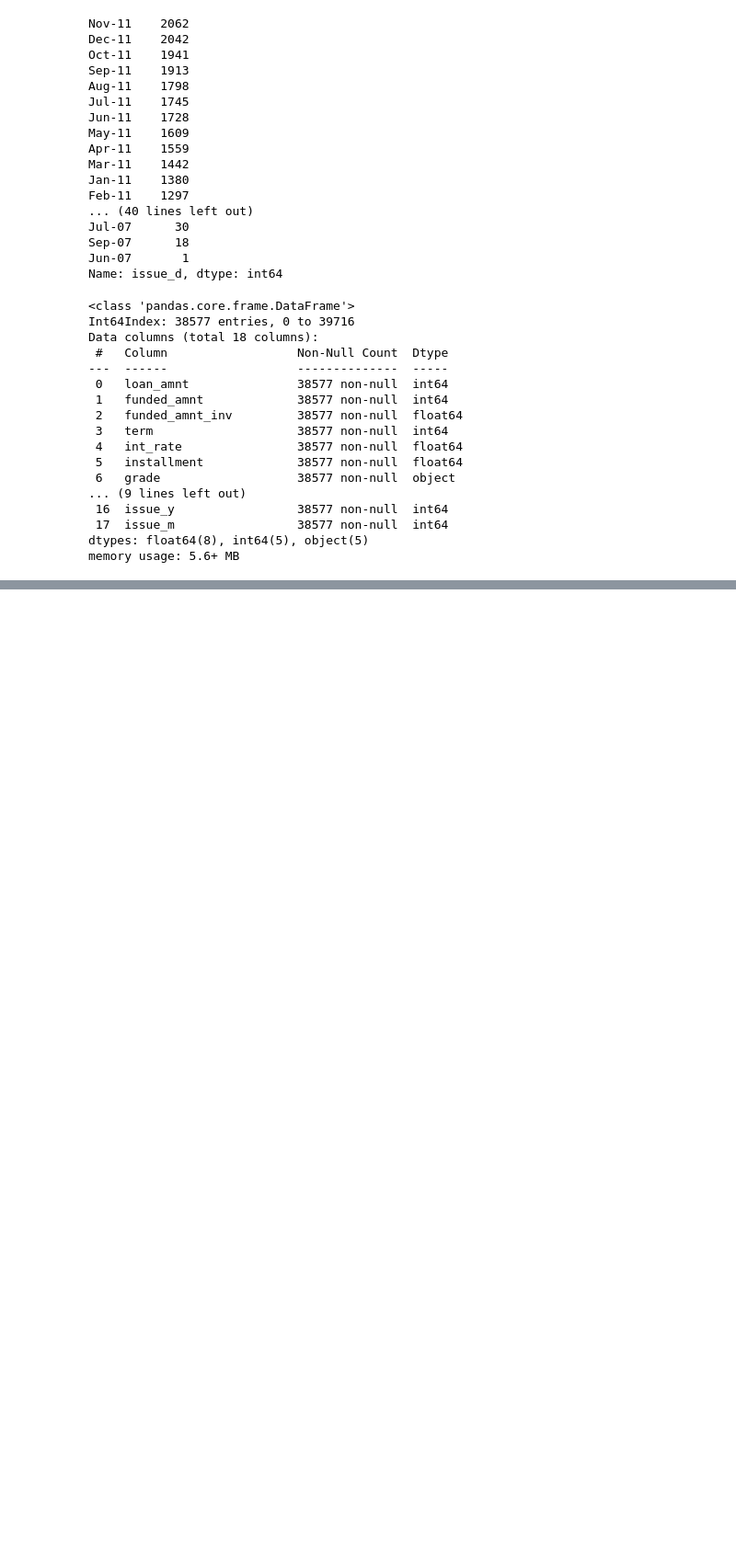
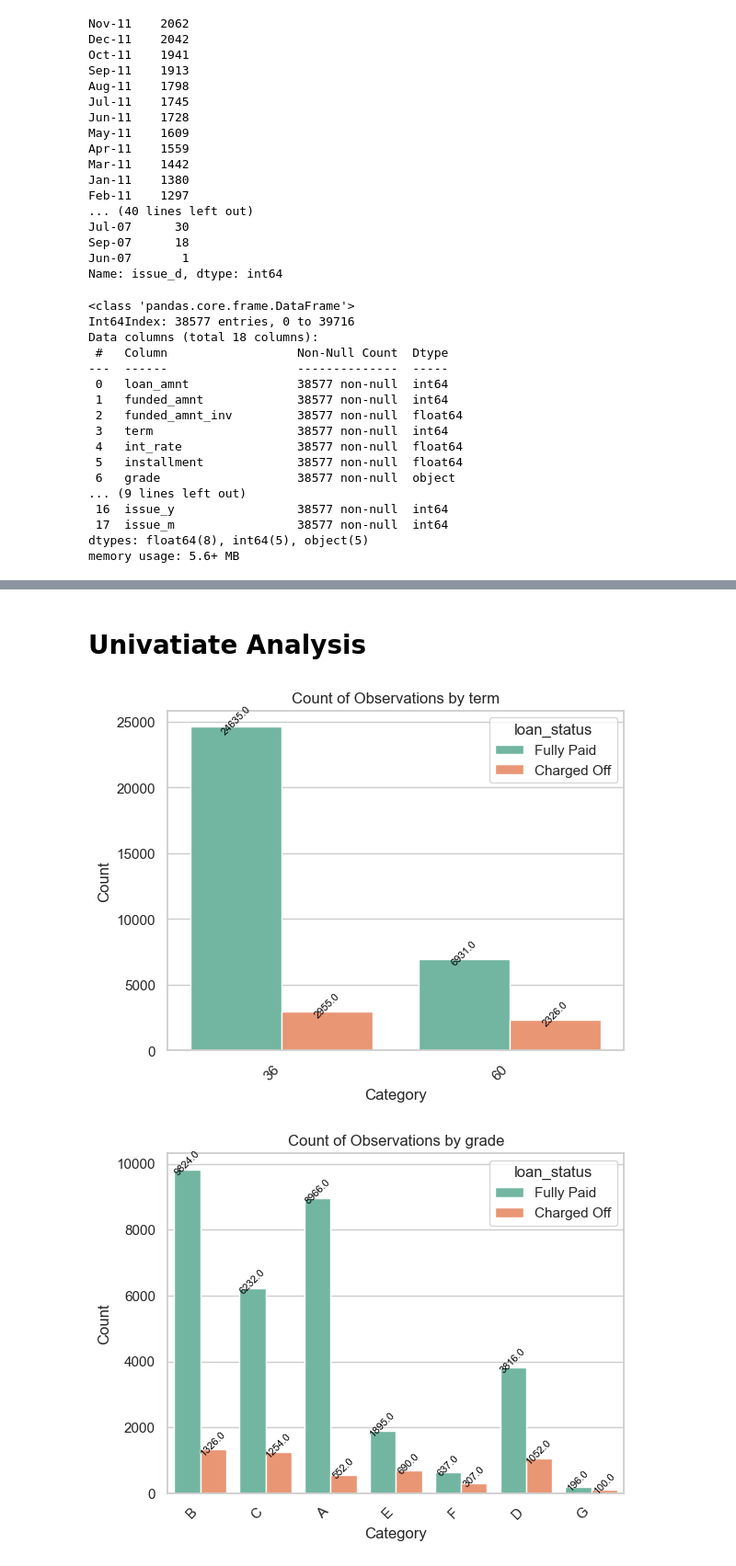
Before and after one commit to cuonghv0298/LendingClubCaseStudy, a Jupyter notebook: eda.ipynb, the cells around one changed output, grey strips where cells are left out. Shown at 92% size. Cells and saved outputs as stored; diff of their text form; code cells hidden in the pictures; blank space fills up the shorter version.

```diff
--- a/eda.ipynb
+++ b/eda.ipynb
@@ -358,0 +387,2 @@ memory usage: 5.6+ MB
+# %%
+df['mths_since_last_delinq'] = df['mths_since_last_delinq'].fillna(0)
@@ -358,0 +409,28 @@ memory usage: 5.6+ MB
+# %% [markdown]
+# Univatiate Analysis
+# %%
+# sns.countplot(data=df, x='term', hue='loan_status')
+# plt.annotate(f'20%', xy=(36, 2955), ha='center', va='bottom',color='black')
+# plt.title(f'count plot for ')
+# plt.show()
+def boxplot(df,column):
+    sns.set(style="whitegrid")
+    ax = sns.countplot(x=column, data=df,hue='loan_status', palette="Set2")
+    # Annotate the bars with count values
+    for p in ax.patches:
+        ax.annotate(f'{p.get_height()}', (p.get_x() + p.get_width() / 2., p.get_height()), ha='center', va='center', fontsize=8, color='black', xytext=(0, 5), textcoords='offset points')
+    ax.set_xticklabels(ax.get_xticklabels(), rotation=45, ha='right')
+    # Customize the plot
+    plt.title(f"Count of Observations by {column}")
+    plt.xlabel("Category")
+    plt.ylabel("Count")
+    plt.show()
+# %%
+# emp_length is not a useful separable feature as there are all the lengths for each status
+countplot_coulumns = ['term','grade','emp_length','home_ownership','verification_status',
+                      'purpose', ]
+for c in countplot_coulumns:
+    boxplot(df,c)
+# %% [output]
+[figure, added]
+[figure, added]
```
Also changed, not shown: parts of 9 cells of this notebook.
